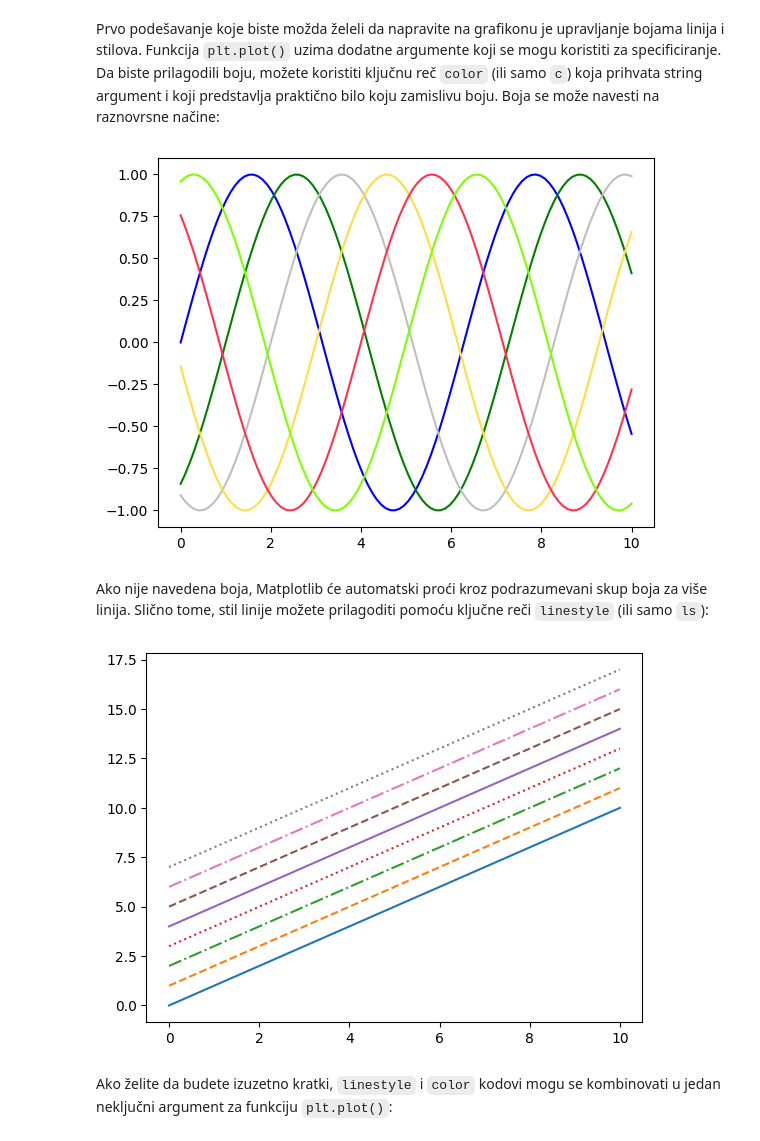
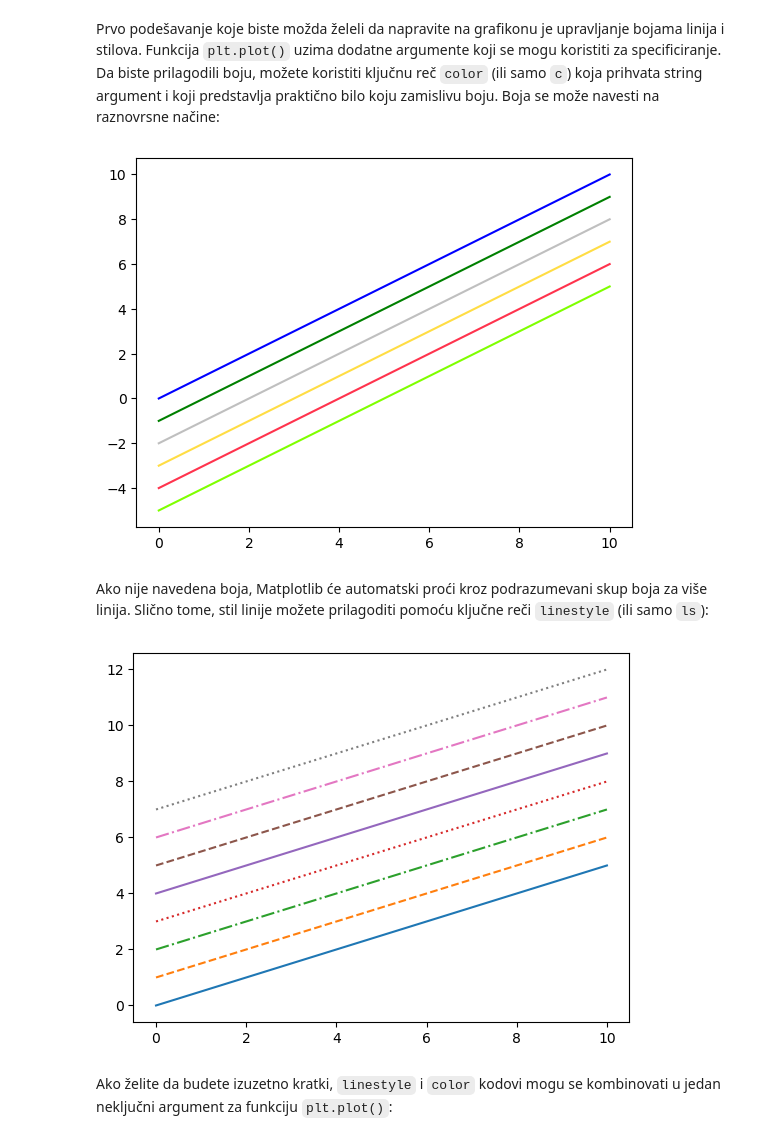
Before and after one commit to dazdejkovic/OI_25_jb1, a Jupyter notebook: _sources/OI_25_18_Matplotlib.ipynb, the cells around one changed output. Cells and saved outputs as stored; diff of their text form; code cells hidden in the pictures.

```diff
--- a/_sources/OI_25_18_Matplotlib.ipynb
+++ b/_sources/OI_25_18_Matplotlib.ipynb
@@ -267,29 +265,29 @@ fig, axs = plt.subplot_mosaic([['left', 'right_top'],
 # %% [markdown]
 Prvo podešavanje koje biste možda želeli da napravite na grafikonu je upravljanje bojama linija i stilova. Funkcija `plt.plot()` uzima dodatne argumente koji se mogu koristiti za specificiranje. Da biste prilagodili boju, možete koristiti ključnu reč `color` (ili samo `c`) koja prihvata string argument i koji predstavlja praktično bilo koju zamislivu boju. Boja se može navesti na raznovrsne načine:
 # %%
-plt.plot(x, np.sin(x - 0), color='blue') # specifikacija boje po imenu
-plt.plot(x, np.sin(x - 1), c='g') # kratki kod boje (rgbcmyk)
-plt.plot(x, np.sin(x - 2), c='0.75') # Grayscale od 0 do 1
-plt.plot(x, np.sin(x - 3), c='#FFDD44') # Hex code (RRGGBB od 00 do FF)
-plt.plot(x, np.sin(x - 4), c=(1.0,0.2,0.3)) # RGB torka, sa vrednostima od 0  do 1
-plt.plot(x, np.sin(x - 5), c='chartreuse'); # podržana su i sva HTML imena boja
+plt.plot(x, x + 0, color='blue') # specifikacija boje po imenu
+plt.plot(x, x - 1, c='g') # kratki kod boje (rgbcmyk)
+plt.plot(x, x - 2, c='0.75') # Grayscale od 0 do 1
+plt.plot(x, x - 3, c='#FFDD44') # Hex code (RRGGBB od 00 do FF)
+plt.plot(x, x - 4, c=(1.0,0.2,0.3)) # RGB torka, sa vrednostima od 0  do 1
+plt.plot(x, x - 5, c='chartreuse'); # podržana su i sva HTML imena boja
 # %% [output]
-[figure, old version]
+[figure, new version]
 # %% [markdown]
 Ako nije navedena boja, Matplotlib će automatski proći kroz podrazumevani skup boja za više linija. Slično tome, stil linije možete prilagoditi pomoću ključne reči `linestyle` (ili samo `ls`):
 # %%
-plt.plot(x, x + 0, linestyle='solid')
-plt.plot(x, x + 1, ls='dashed')
-plt.plot(x, x + 2, ls='dashdot')
-plt.plot(x, x + 3, ls='dotted');
+plt.plot(x, x/2 + 0, linestyle='solid')
+plt.plot(x, x/2 + 1, ls='dashed')
+plt.plot(x, x/2 + 2, ls='dashdot')
+plt.plot(x, x/2 + 3, ls='dotted');
 
 # Možemo da koristimo i skraćene kodove:
-plt.plot(x, x + 4, ls='-') # solid
-plt.plot(x, x + 5, ls='--') # dashed
-plt.plot(x, x + 6, ls='-.') # dashdot
-plt.plot(x, x + 7, ls=':'); # dotted
+plt.plot(x, x/2 + 4, ls='-') # solid
+plt.plot(x, x/2 + 5, ls='--') # dashed
+plt.plot(x, x/2 + 6, ls='-.') # dashdot
+plt.plot(x, x/2 + 7, ls=':'); # dotted
 # %% [output]
-[figure, old version]
+[figure, new version]
 # %% [markdown]
 Ako želite da budete izuzetno kratki, `linestyle` i `color` kodovi mogu se kombinovati u jedan neključni argument za funkciju `plt.plot()`:
 # %%
```
Also changed, not shown: parts of 5 cells of this notebook, 29 other files.
